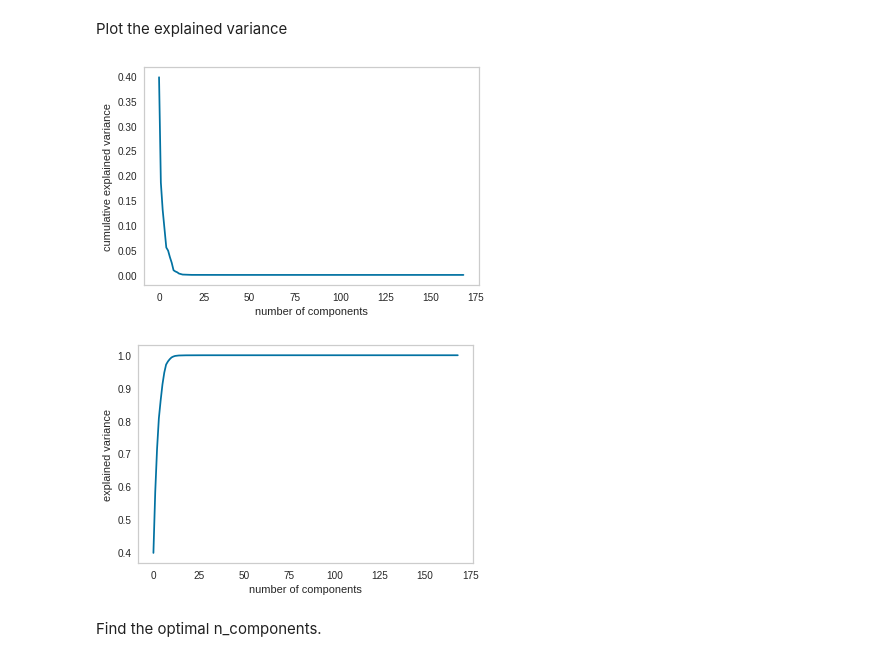
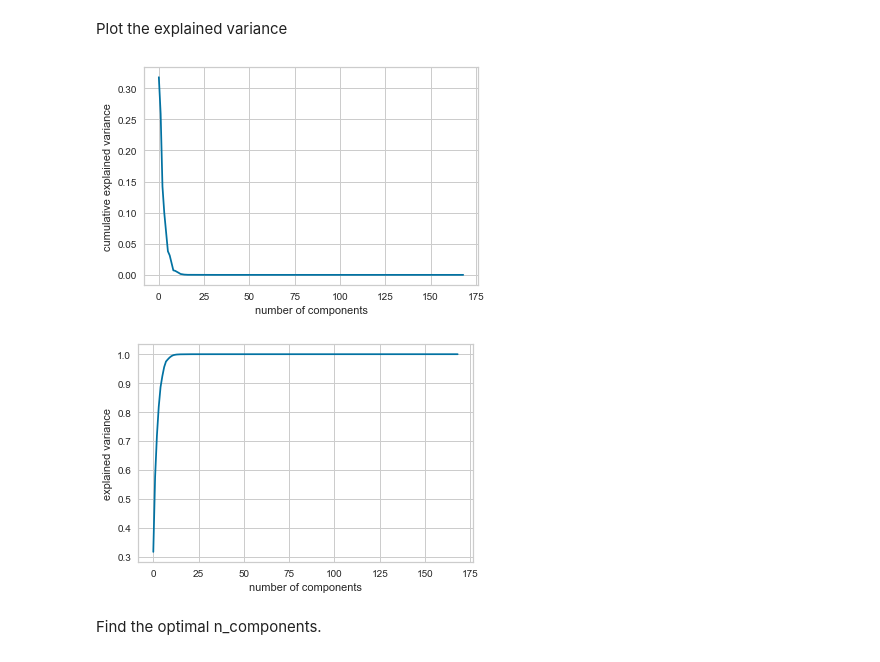
Before and after one commit to goRichard/master_thesis_code, a Jupyter notebook: Clustering_Method.ipynb, the cells around one changed output. Drawn from its saved outputs; the diff is of its cells as text; code cells hidden in the pictures.

```diff
--- a/Clustering_Method.ipynb
+++ b/Clustering_Method.ipynb
@@ -39,7 +64,7 @@ ctown = wnb("c-town_true_network.inp", "c_town")
 # %% [markdown]
 ### Pressure data
 # %%
-X = pd.read_csv("pressure_0_epanet_whole.csv")
+X = pd.read_csv("Clustering_Algorithm/pressure_0_epanet_whole.csv")
 temp_list = list(X.keys())
 time_list = X.values[:,0]
 junction_name_list = [j for j in temp_list if j.startswith("J")]
@@ -205,7 +189,7 @@ plt.show()
 # %% [markdown]
 ### PCA
 # %%
-pca = PCA().fit(X_pressure_ss.T)
+pca = PCA().fit(X_pressure_ss)
 variance = pca.explained_variance_ratio_
 cumsum_variance = np.cumsum(pca.explained_variance_ratio_)
 # %% [markdown]
@@ -215,19 +199,19 @@ plt.figure()
 plt.plot(variance)
 plt.xlabel("number of components")
 plt.ylabel("cumulative explained variance")
-plt.grid()
+plt.grid(True)
 plt.show()
 # %% [output]
-[figure, old version]
+[figure, new version]
 # %%
 plt.figure()
 plt.plot(cumsum_variance)
 plt.xlabel("number of components")
 plt.ylabel("explained variance")
-plt.grid()
+plt.grid(True)
 plt.show()
 # %% [output]
-[figure, old version]
+[figure, new version]
 # %% [markdown]
 Find the optimal n_components.
 # %%
```
Also changed, not shown: parts of 42 cells of this notebook, 1 other file.
